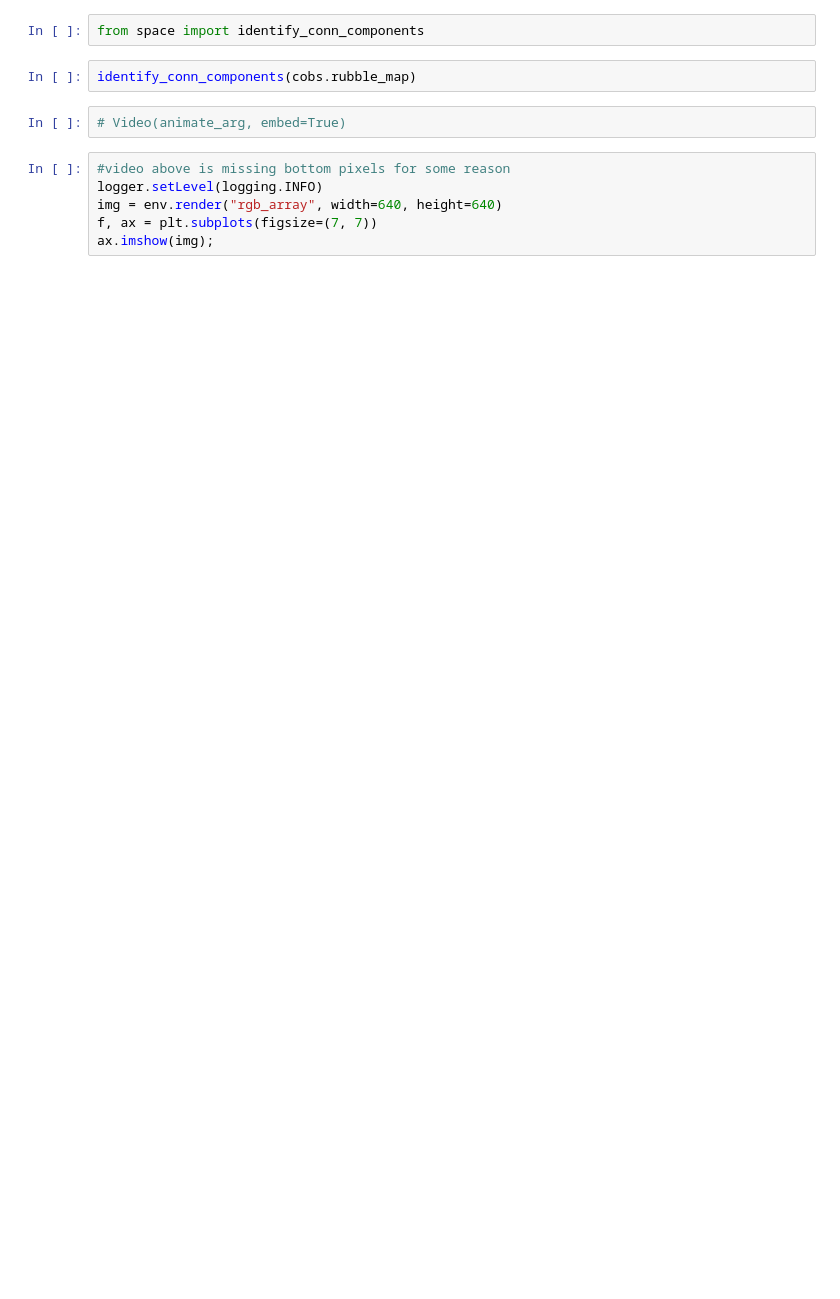
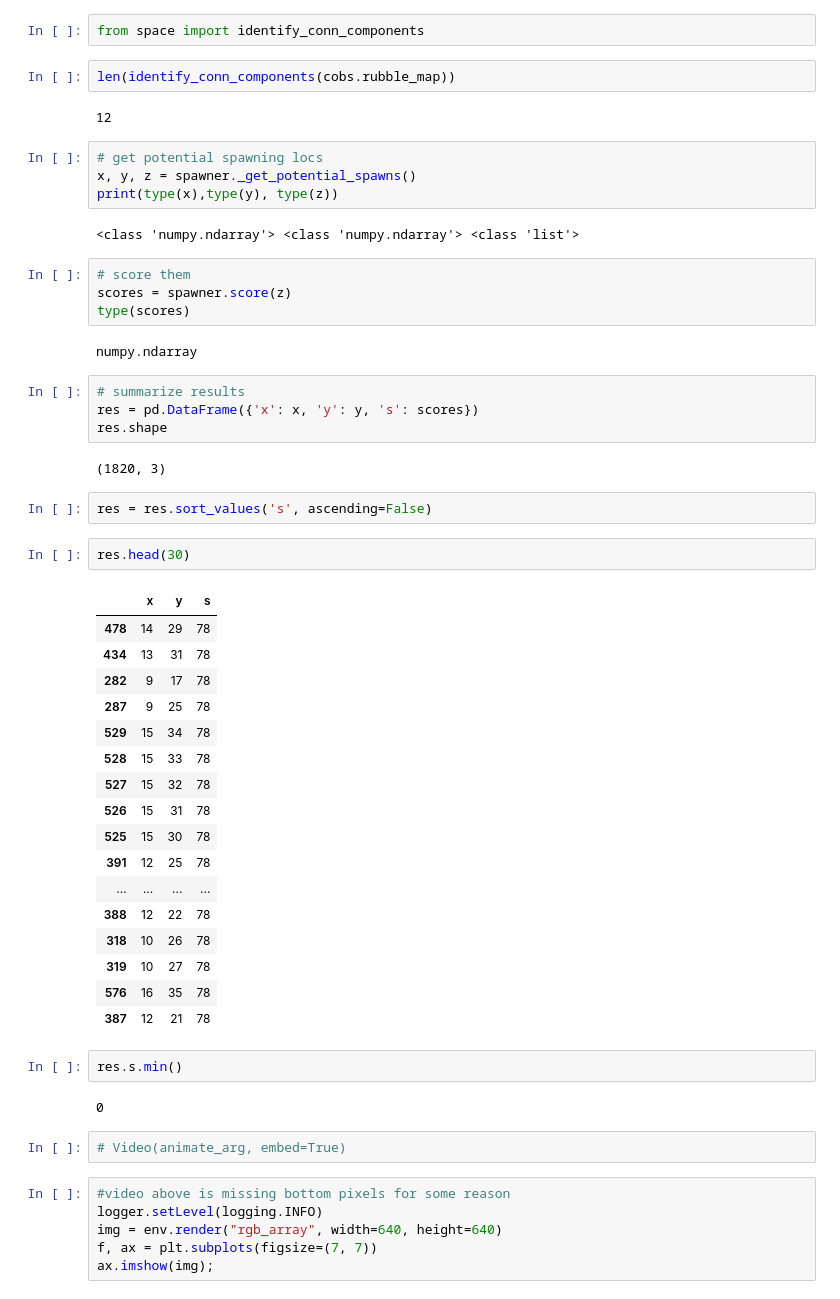
Before and after one commit to aernesto/Lux-Design-S2, a Jupyter notebook: codigo/src/adr_explorations.ipynb, the cells around one changed output. Saved outputs shown, nothing was run; the diff lists cells and outputs as text; blank space fills up the shorter version.

```diff
--- a/codigo/src/adr_explorations.ipynb
+++ b/codigo/src/adr_explorations.ipynb
@@ -76,7 +82,53 @@ cobs.rubble_map.max()
 # %%
 from space import identify_conn_components
 # %%
-identify_conn_components(cobs.rubble_map)
+len(identify_conn_components(cobs.rubble_map))
+# %% [output]
+12
+# %%
+# get potential spawning locs
+x, y, z = spawner._get_potential_spawns()
+print(type(x),type(y), type(z))
+# %% [output]
+<class 'numpy.ndarray'> <class 'numpy.ndarray'> <class 'list'>
+# %%
+# score them
+scores = spawner.score(z)
+type(scores)
+# %% [output]
+numpy.ndarray
+# %%
+# summarize results
+res = pd.DataFrame({'x': x, 'y': y, 's': scores})
+res.shape
+# %% [output]
+(1820, 3)
+# %%
+res = res.sort_values('s', ascending=False)
+# %%
+res.head(30)
+# %% [output]
+|  | x | y | s |
+| 478 | 14 | 29 | 78 |
+| 434 | 13 | 31 | 78 |
+| 282 | 9 | 17 | 78 |
+| 287 | 9 | 25 | 78 |
+| 529 | 15 | 34 | 78 |
+| 528 | 15 | 33 | 78 |
+| 527 | 15 | 32 | 78 |
+| 526 | 15 | 31 | 78 |
+| 525 | 15 | 30 | 78 |
+| 391 | 12 | 25 | 78 |
+| ... | ... | ... | ... |
+| 388 | 12 | 22 | 78 |
+| 318 | 10 | 26 | 78 |
+| 319 | 10 | 27 | 78 |
+| 576 | 16 | 35 | 78 |
+| 387 | 12 | 21 | 78 |
+# %%
+res.s.min()
+# %% [output]
+0
 # %%
 # Video(animate_arg, embed=True)
 # %%
```
Also changed, not shown: parts of 17 cells of this notebook, 2 other files.
